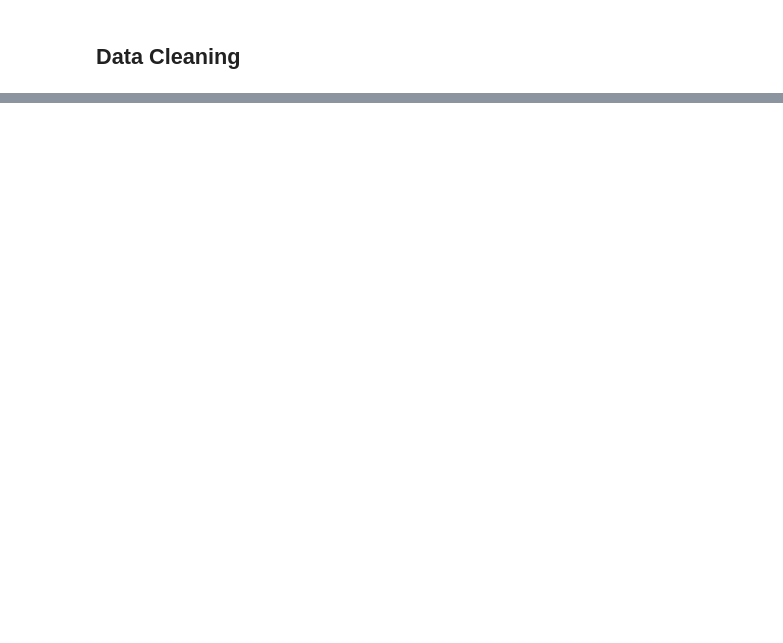
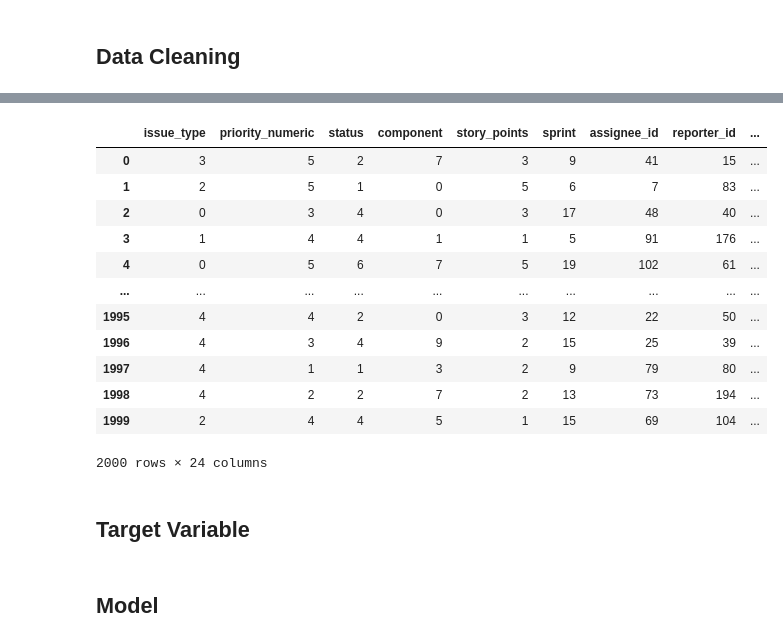
Before and after one commit to twliew/433-individual, a Jupyter notebook: model.ipynb, the cells around one changed output, grey strips where cells are left out. Drawn from its saved outputs; the diff is of its cells as text; code cells hidden in the pictures; blank space fills up the shorter version.

Commit message:
model

```diff
--- a/model.ipynb
+++ b/model.ipynb
@@ -44,0 +17,2 @@ df
+# %%
+df = df.drop_duplicates()
@@ -44,0 +35,23 @@ df
+# %%
+# Encode categorical variables
+categorical_cols = ['issue_type', 'status', 'component','sprint', 'resolution', 'parent_epic_id', 'parent_story_id', 'priority']
+for col in categorical_cols:
+    df[col] = df[col].astype('category').cat.codes
+
+df
+# %% [output]
+|  | issue_type | priority_numeric | status | component | story_points | sprint | assignee_id | reporter_id | ... |
+| 0 | 3 | 5 | 2 | 7 | 3 | 9 | 41 | 15 | ... |
+| 1 | 2 | 5 | 1 | 0 | 5 | 6 | 7 | 83 | ... |
+| 2 | 0 | 3 | 4 | 0 | 3 | 17 | 48 | 40 | ... |
+| 3 | 1 | 4 | 4 | 1 | 1 | 5 | 91 | 176 | ... |
+| 4 | 0 | 5 | 6 | 7 | 5 | 19 | 102 | 61 | ... |
+| ... | ... | ... | ... | ... | ... | ... | ... | ... | ... |
+| 1995 | 4 | 4 | 2 | 0 | 3 | 12 | 22 | 50 | ... |
+| 1996 | 4 | 3 | 4 | 9 | 2 | 15 | 25 | 39 | ... |
+| 1997 | 4 | 1 | 1 | 3 | 2 | 9 | 79 | 80 | ... |
+| 1998 | 4 | 2 | 2 | 7 | 2 | 13 | 73 | 194 | ... |
+| 1999 | 2 | 4 | 4 | 5 | 1 | 15 | 69 | 104 | ... |
+2000 rows × 24 columns
+# %% [markdown]
+## Target Variable
@@ -44,0 +62,2 @@ df
+# %% [markdown]
+## Model
```
Also changed, not shown: parts of 8 cells of this notebook, 1 other file.
